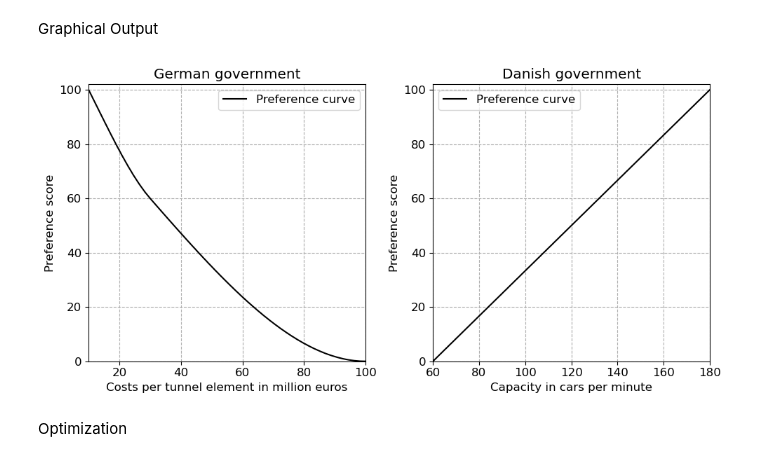
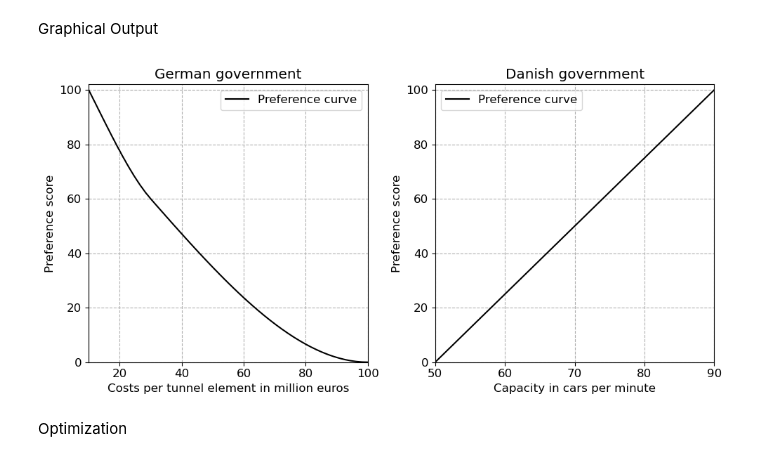
Before and after one commit to bram-eng/HOS_group_7, a Jupyter notebook: Systems Design, Preferendus/SOI_Femerhnbelt.ipynb, the cells around one changed output. Drawn from its saved outputs; the diff is of its cells as text; code cells hidden in the pictures.

```diff
--- a/Systems Design, Preferendus/SOI_Femerhnbelt.ipynb
+++ b/Systems Design, Preferendus/SOI_Femerhnbelt.ipynb
@@ -200,11 +200,11 @@ Graphical Output
 # %%
 # create arrays for plotting continuous preference curves
 c1 = np.linspace(10, 100)
-c2 = np.linspace(60, 180)
+c2 = np.linspace(50, 90)
 
 # calculate the preference functions
 p1 = pchip_interpolate([10, 30, 100], [100, 60, 0], (c1))
-p2 = pchip_interpolate([60, 120, 180], [0, 50, 100], (c2))
+p2 = pchip_interpolate([50, 70, 90], [0, 50, 100], (c2))
 
 # create figure that plots all preference curves and the preference scores of the returned results of the GA
 fig = plt.figure(figsize=((10,5)))
@@ -214,35 +214,35 @@ font2 = {'size':15}
 
 plt.rcParams['font.size'] = '12'
 plt.rcParams['savefig.dpi'] = 300
 
 ax1 = fig.add_subplot(1, 2, 1)
 ax1.plot(c1, p1, label='Preference curve', color='black')
 
 ax1.set_xlim((10, 100))
 ax1.set_ylim((0, 102))
 ax1.set_title('German government')
 ax1.set_xlabel('Costs per tunnel element in million euros')
 ax1.set_ylabel('Preference score')
 ax1.grid()
 ax1.grid(linestyle = '--')
 
 #fig = plt.figure()
 ax2 = fig.add_subplot(1, 2, 2)
 ax2.plot(c2, p2, label='Preference curve', color='black')
-ax2.set_xlim((60, 180))
+ax2.set_xlim((50, 90))
 ax2.set_ylim((0, 102))
 ax2.set_title('Danish government')
 ax2.set_xlabel('Capacity in cars per minute')
 ax2.set_ylabel('Preference score')
 ax2.grid()
 ax2.legend()
 ax2.grid(linestyle = '--')
 
 ax1.legend()
 ax2.legend()
 fig.tight_layout()
 # %% [output]
-[figure, old version]
+[figure, new version]
 # %% [markdown]
 Optimization
 # %% [markdown]
```
Also changed, not shown: parts of 2 cells of this notebook, 4 other files.
